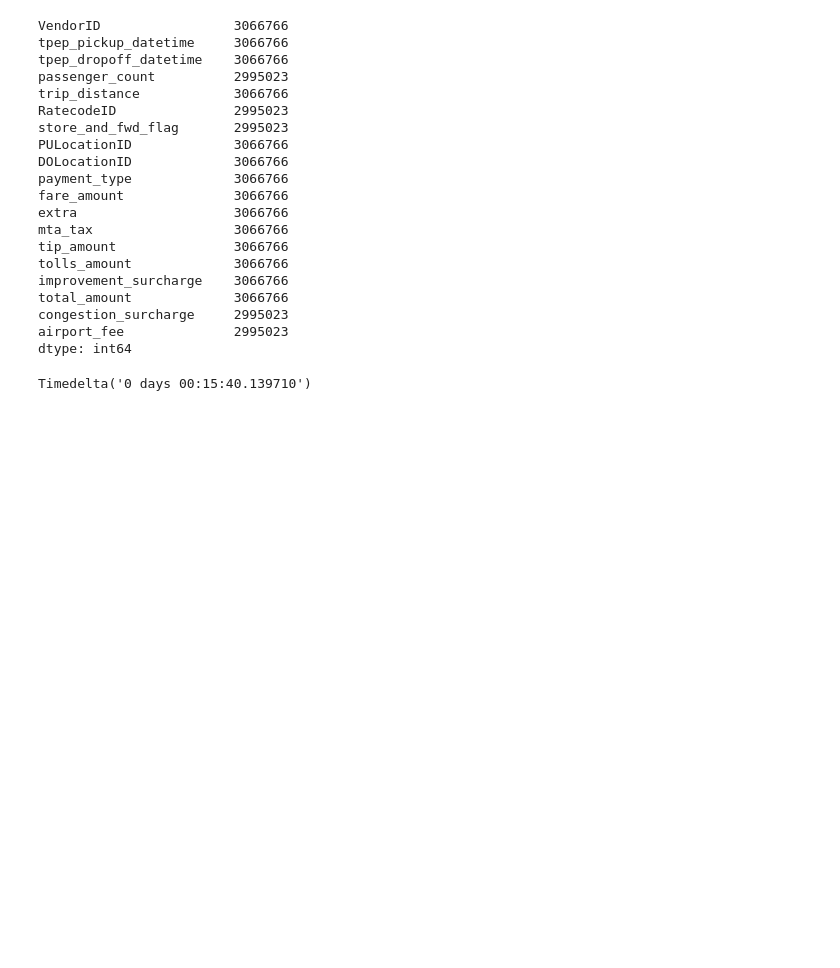
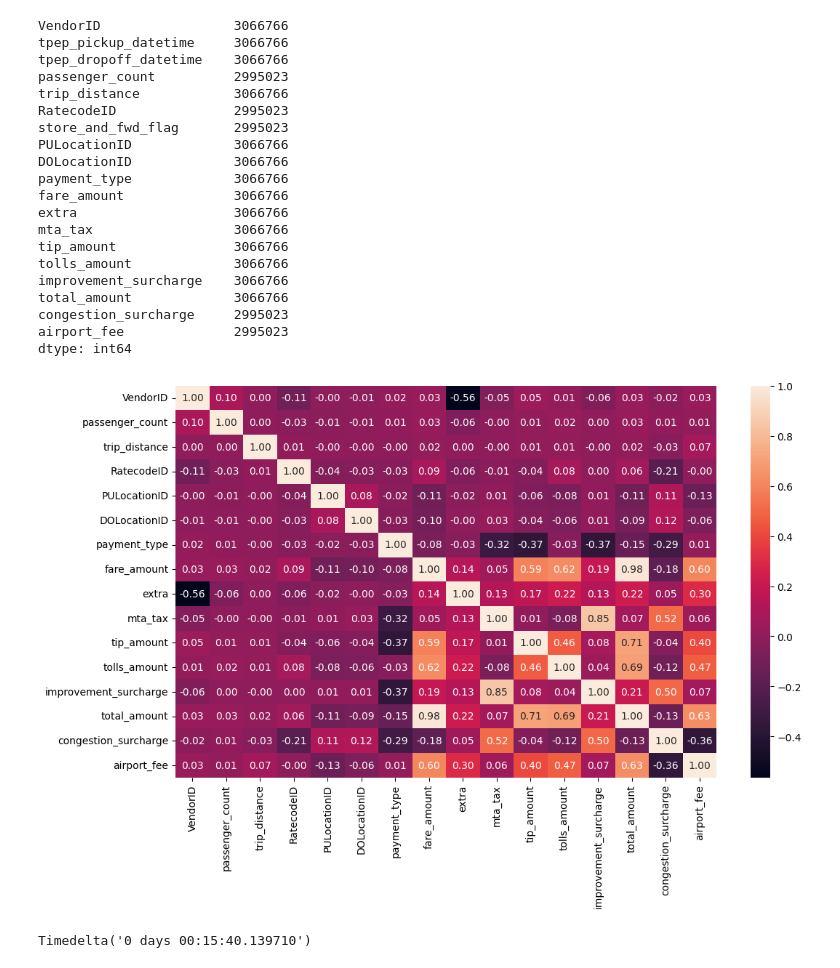
Before and after one commit to daminabence/time-series-forecasting-platform, a Jupyter notebook: notebooks/01_initial_exploration.ipynb, the cells around one changed output. Cells and saved outputs as stored; diff of their text form; code cells hidden in the pictures; blank space fills up the shorter version.

```diff
--- a/notebooks/01_initial_exploration.ipynb
+++ b/notebooks/01_initial_exploration.ipynb
@@ -90,6 +90,13 @@ total_amount             3066766
 congestion_surcharge     2995023
 airport_fee              2995023
 dtype: int64
+# %%
+corr_matrix = df_jan.select_dtypes(include=['float64', 'int64']).corr()
+plt.figure(figsize=(12, 7))
+sns.heatmap(corr_matrix, annot=True, fmt='.2f')
+plt.show()
+# %% [output]
+[figure, added]
 # %%
 df_jan['tpep_trip_duration'] = df_jan['tpep_dropoff_datetime'] - df_jan['tpep_pickup_datetime']
 df_jan["tpep_trip_duration"].mean()
```
Also changed, not shown: 3 other files.
